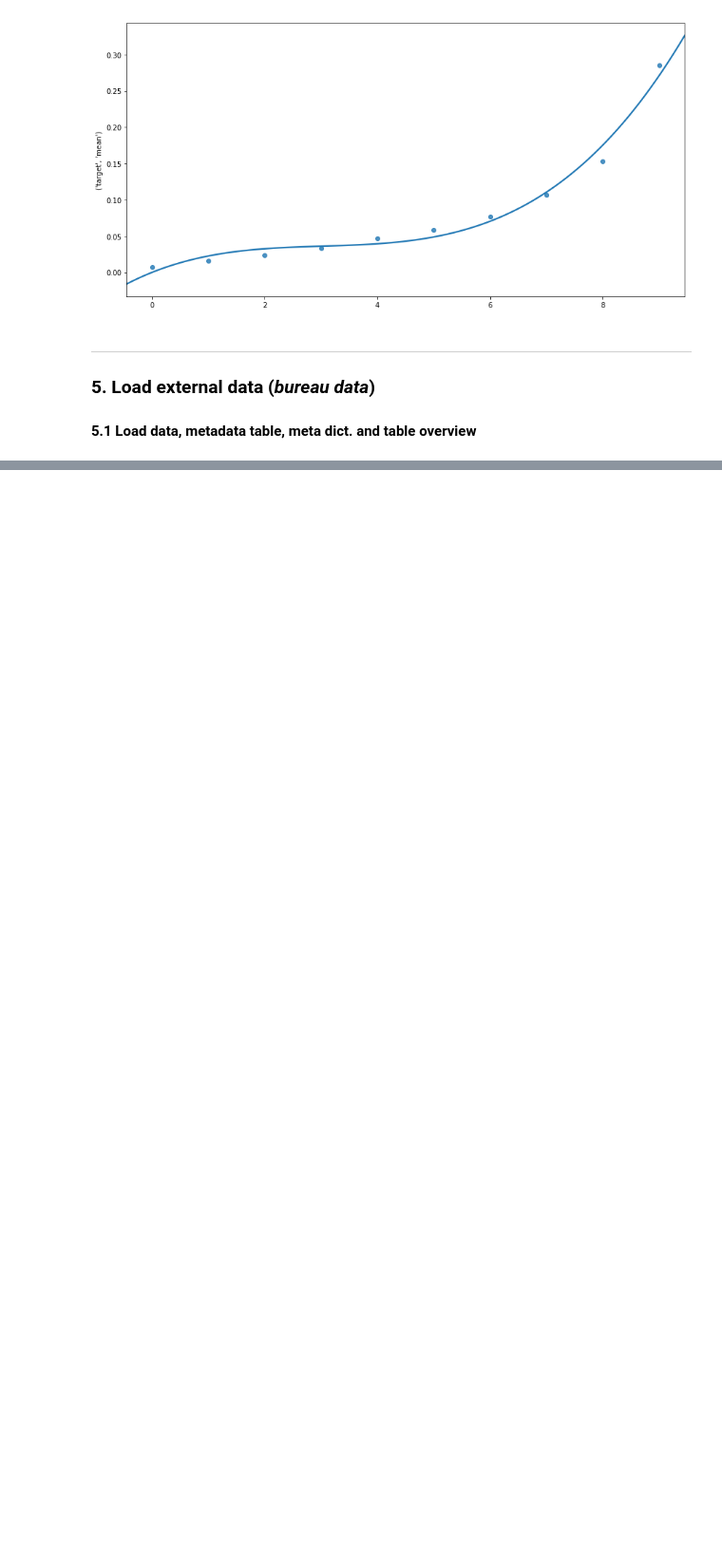
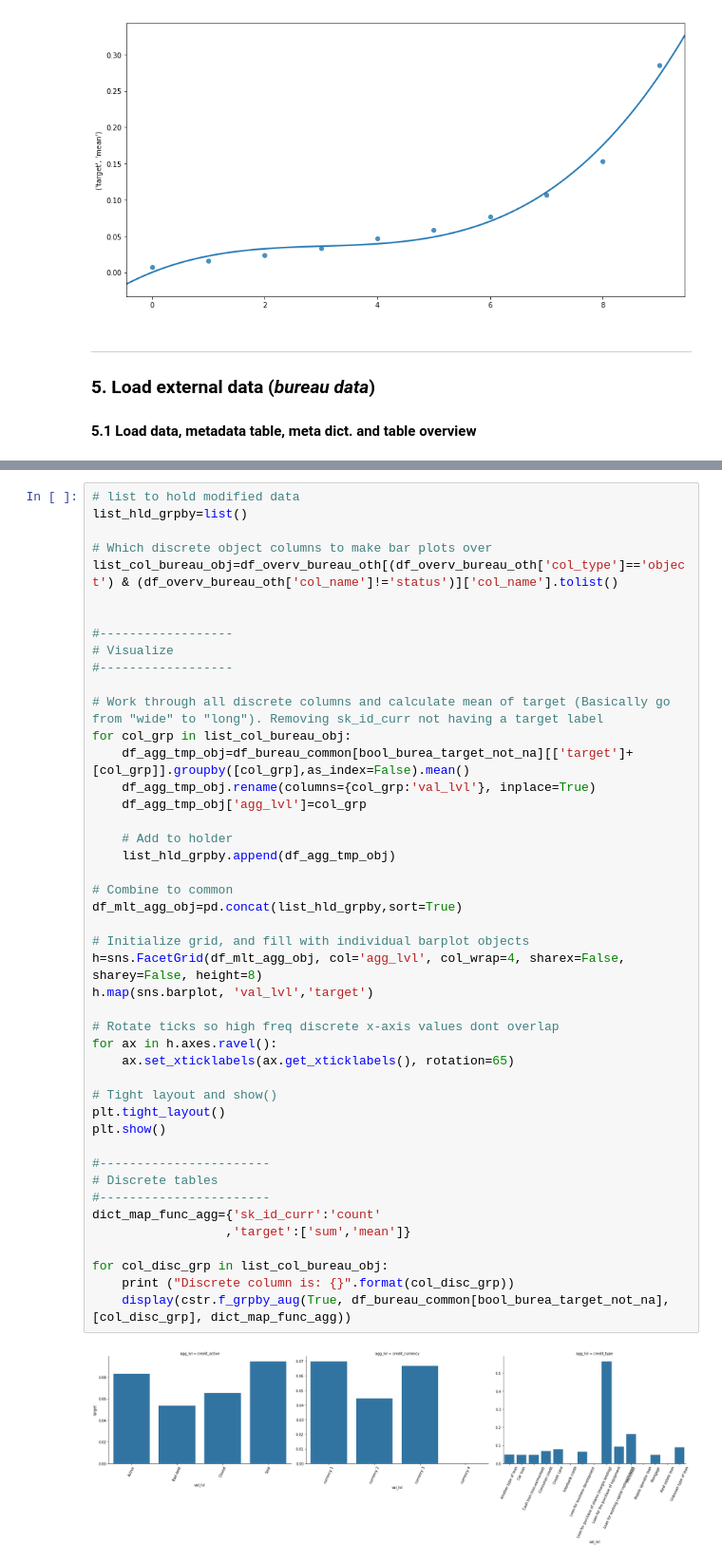
Before and after one commit to one800hotline/Kaggle, a Jupyter notebook: Credit Default/Credit Default v1.ipynb, the cells around one changed output, grey strips where cells are left out. Shown at 95% size. Cells and saved outputs as stored; diff of their text form; blank space fills up the shorter version.

```diff
--- a/Credit Default/Credit Default v1.ipynb
+++ b/Credit Default/Credit Default v1.ipynb
@@ -3263,0 +4061,47 @@ df_bureau_common_not_app=df_bureau_common[bool_burea_not_app]
+# %%
+# list to hold modified data
+list_hld_grpby=list()
+
+# Which discrete object columns to make bar plots over
+list_col_bureau_obj=df_overv_bureau_oth[(df_overv_bureau_oth['col_type']=='object') & (df_overv_bureau_oth['col_name']!='status')]['col_name'].tolist()
+
+
+#------------------
+# Visualize
+#------------------
+
+# Work through all discrete columns and calculate mean of target (Basically go from "wide" to "long"). Removing sk_id_curr not having a target label
+for col_grp in list_col_bureau_obj:
+    df_agg_tmp_obj=df_bureau_common[bool_burea_target_not_na][['target']+[col_grp]].groupby([col_grp],as_index=False).mean()
+    df_agg_tmp_obj.rename(columns={col_grp:'val_lvl'}, inplace=True)
+    df_agg_tmp_obj['agg_lvl']=col_grp
+
+    # Add to holder
+    list_hld_grpby.append(df_agg_tmp_obj)
+
+# Combine to common
+df_mlt_agg_obj=pd.concat(list_hld_grpby,sort=True)
+
+# Initialize grid, and fill with individual barplot objects
+h=sns.FacetGrid(df_mlt_agg_obj, col='agg_lvl', col_wrap=4, sharex=False, sharey=False, height=8)
+h.map(sns.barplot, 'val_lvl','target')
+
+# Rotate ticks so high freq discrete x-axis values dont overlap
+for ax in h.axes.ravel():
+    ax.set_xticklabels(ax.get_xticklabels(), rotation=65)
+
+# Tight layout and show()
+plt.tight_layout()
+plt.show()
+
+#-----------------------
+# Discrete tables
+#-----------------------
+dict_map_func_agg={'sk_id_curr':'count'
+                  ,'target':['sum','mean']}
+
+for col_disc_grp in list_col_bureau_obj:
+    print ("Discrete column is: {}".format(col_disc_grp))
+    display(cstr.f_grpby_aug(True, df_bureau_common[bool_burea_target_not_na], [col_disc_grp], dict_map_func_agg))
+# %% [output]
+[figure, added]
```
Also changed, not shown: parts of 65 cells of this notebook.
